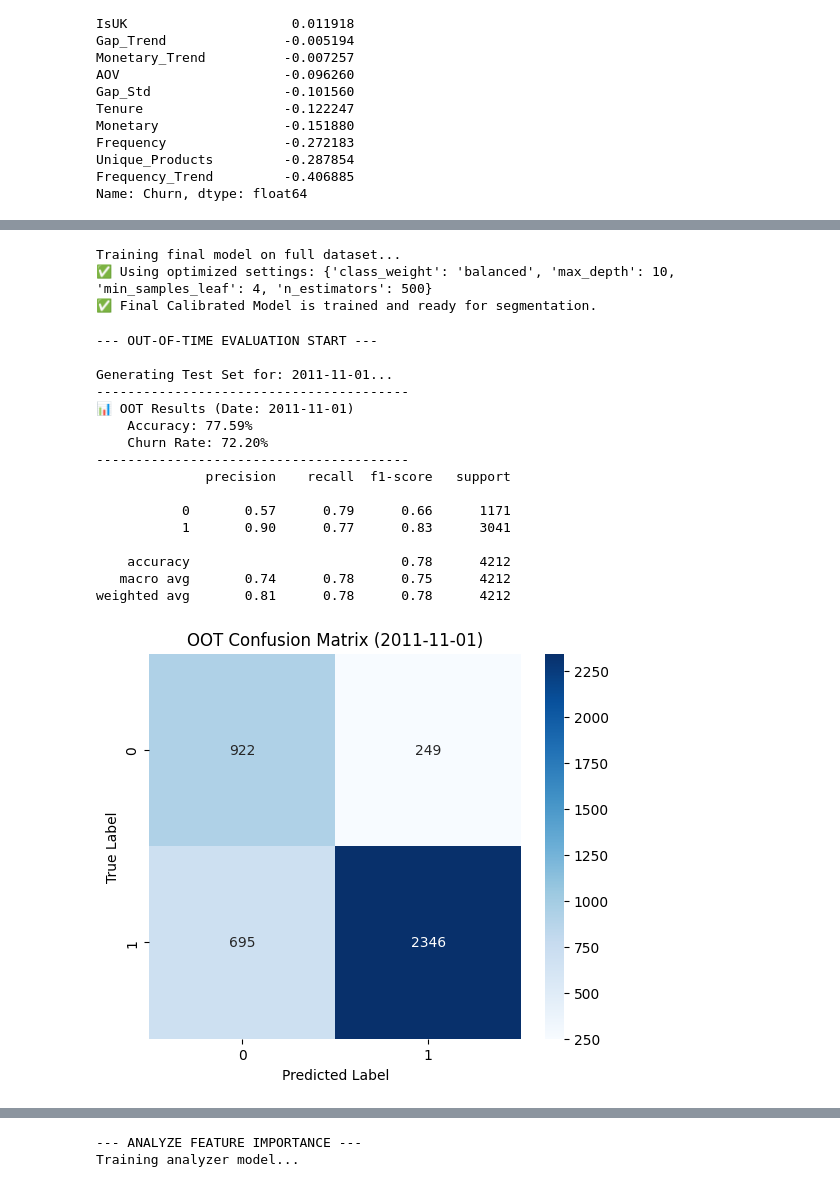
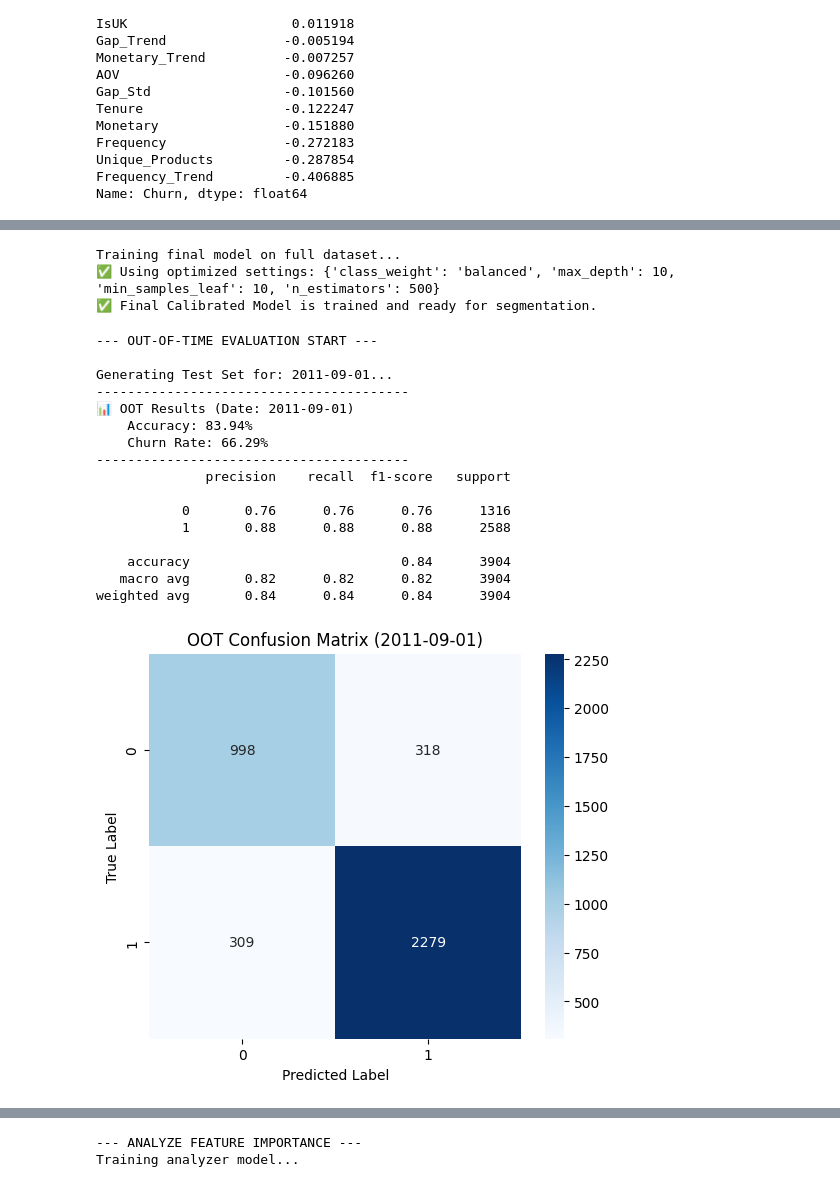
Before and after one commit to NovyQuant/Retention-Analysis-Churn-Risk-Scoring-System, a Jupyter notebook: Retention-Analysis.ipynb, the cells around one changed output, grey strips where cells are left out. Cells and saved outputs as stored; diff of their text form; code cells hidden in the pictures.

```diff
--- a/Retention-Analysis.ipynb
+++ b/Retention-Analysis.ipynb
@@ -121,7 +150,7 @@ def generate_features_at_cutoff(df_input, cutoff_date, target_window_days=180):
 print("Starting data generation...")
 cutoffs = [pd.Timestamp('2010-10-01'), pd.Timestamp('2011-01-01'), pd.Timestamp('2011-04-01'), pd.Timestamp('2011-06-01')]
 
-full_panel_data = pd.concat([generate_features_at_cutoff(data, d) for d in cutoffs]).reset_index()
+full_panel_data = pd.concat([generate_features_at_cutoff(data, d, target_window_days=90) for d in cutoffs]).reset_index()
 
 print(f"Dataset generated. Rows: {full_panel_data.shape[0]}")
 # %% [output]
@@ -315,9 +379,11 @@ Mean Stability Score (F1): 83.87%
 # %%
 # STEP 6: Final Model Training (with Calibration)
 
-# 1. Prepare Full Training Data
+# 1. Prxepare Full Training Data
 # Use all historical snapshots to train the final version
 print("Training final model on full dataset...")
+feature_cols = [c for c in full_panel_data.columns if c not in {'CustomerID', 'Customer ID', 'Churn', 'Cutoff_Date', 'index'}]
+
 X_final = full_panel_data.drop(['Churn', 'Customer ID', 'Cutoff_Date'], axis=1)
 y_final = full_panel_data['Churn']
 
@@ -342,7 +408,7 @@ final_model.fit(X_final, y_final)
 print("✅ Final Calibrated Model is trained and ready for segmentation.")
 # %% [output]
 Training final model on full dataset...
-✅ Using optimized settings: {'class_weight': 'balanced', 'max_depth': 10, 'min_samples_leaf': 4, 'n_estimators': 500}
+✅ Using optimized settings: {'class_weight': 'balanced', 'max_depth': 10, 'min_samples_leaf': 10, 'n_estimators': 500}
 ✅ Final Calibrated Model is trained and ready for segmentation.
 # %%
 # STEP 7: Out-of-Time (OOT) Evaluation
@@ -350,12 +416,11 @@ Training final model on full dataset...
 print("--- OUT-OF-TIME EVALUATION START ---\n")
 
 # 1. Generate OOT Test Set (November 2011)
-test_date = pd.Timestamp('2011-11-01')
+test_date = pd.Timestamp('2011-09-01')
 print(f"Generating Test Set for: {test_date.date()}...")
 
 # Create features for the unseen test period
-test_df = generate_features_at_cutoff(data, test_date, target_window_days=30).reset_index()
-
+test_df = generate_features_at_cutoff(data, test_date, target_window_days=90).reset_index()
 # 2. Prepare X and y
 cols_to_drop = ['Churn', 'Customer ID', 'Cutoff_Date']
 X_test = test_df.drop([c for c in cols_to_drop if c in test_df.columns], axis=1)
@@ -374,43 +439,43 @@ if 'final_model' not in locals():
     final_model.fit(X_train, y_train)
 
 # Get predictions and risk probabilities
 y_pred = final_model.predict(X_test)
 y_prob = final_model.predict_proba(X_test)[:, 1]
 
 # 4. Display Performance Metrics
 print("-" * 40)
 print(f"📊 OOT Results (Date: {test_date.date()})")
 print(f"    Accuracy: {accuracy_score(y_test, y_pred):.2%}")
 print(f"    Churn Rate: {y_test.mean():.2%}")
 print("-" * 40)
 print(classification_report(y_test, y_pred))
 
 # 5. Visualize Results (Confusion Matrix)
 
 plt.figure(figsize=(6, 5))
 sns.heatmap(confusion_matrix(y_test, y_pred), annot=True, fmt='d', cmap='Blues')
 plt.xlabel('Predicted Label')
 plt.ylabel('True Label')
 plt.title(f'OOT Confusion Matrix ({test_date.date()})')
 plt.show()
 # %% [output]
 --- OUT-OF-TIME EVALUATION START ---
 
-Generating Test Set for: 2011-11-01...
+Generating Test Set for: 2011-09-01...
 ----------------------------------------
-📊 OOT Results (Date: 2011-11-01)
-    Accuracy: 77.59%
-    Churn Rate: 72.20%
+📊 OOT Results (Date: 2011-09-01)
+    Accuracy: 83.94%
+    Churn Rate: 66.29%
 ----------------------------------------
               precision    recall  f1-score   support
 
-           0       0.57      0.79      0.66      1171
-           1       0.90      0.77      0.83      3041
+           0       0.76      0.76      0.76      1316
+           1       0.88      0.88      0.88      2588
 
-    accuracy                           0.78      4212
-   macro avg       0.74      0.78      0.75      4212
-weighted avg       0.81      0.78      0.78      4212
+    accuracy                           0.84      3904
+   macro avg       0.82      0.82      0.82      3904
+weighted avg       0.84      0.84      0.84      3904
-[figure, old version]
+[figure, new version]
 # %%
 # STEP 8: Advanced Model Evaluation (PR-AUC & Calibration Plot)
 print("--- ADVANCED METRICS ANALYSIS ---\n")
```
Also changed, not shown: parts of 12 cells of this notebook, 1 other file.
